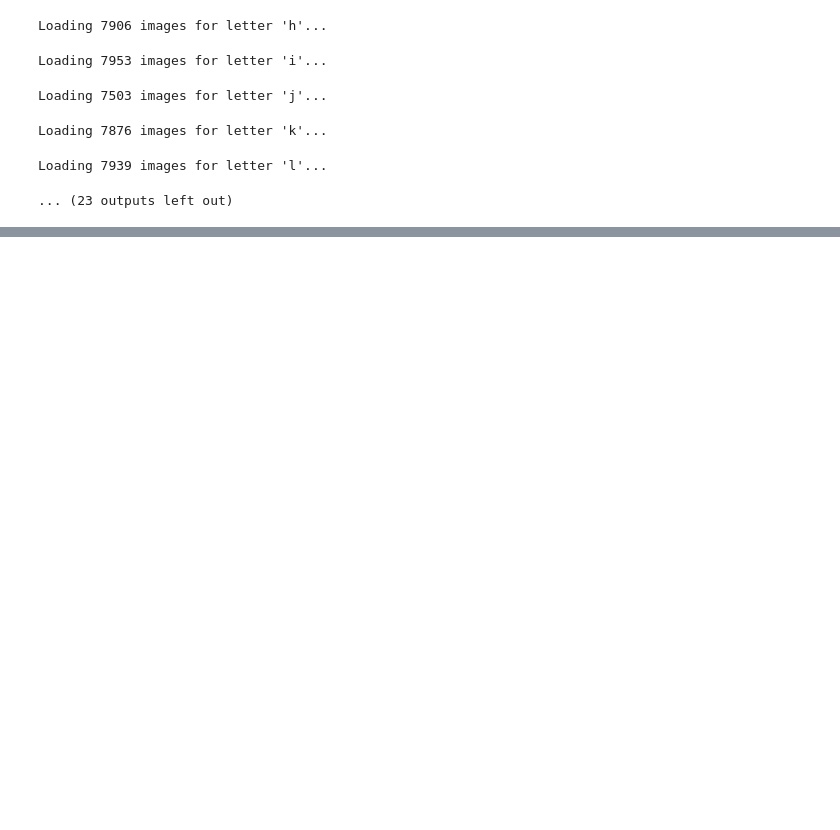
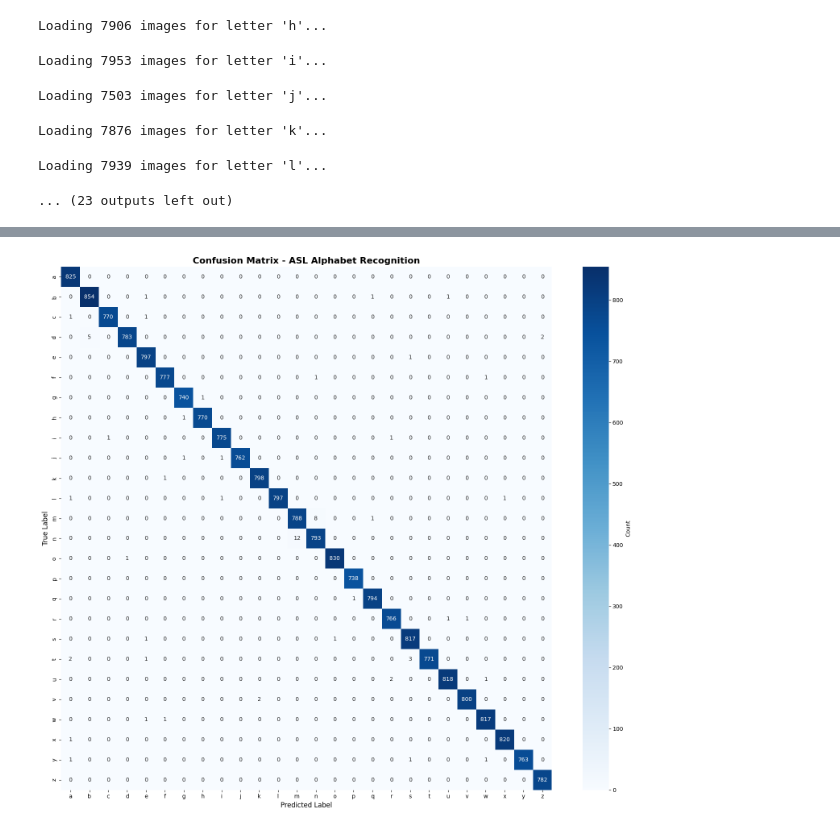
Before and after one commit to jackxie420/asl_translator_efficient_model_analysis, a Jupyter notebook: cnn/finetune_cnn.ipynb, the cells around one changed output, grey strips where cells are left out. Saved outputs shown, nothing was run; the diff lists cells and outputs as text; code cells hidden in the pictures; blank space fills up the shorter version.

```diff
--- a/cnn/finetune_cnn.ipynb
+++ b/cnn/finetune_cnn.ipynb
@@ -140,3 +140,93 @@ Loading 7503 images for letter 'j'...
 Loading 7876 images for letter 'k'...
 Loading 7939 images for letter 'l'...
 ... (23 outputs left out)
+# %%
+import numpy as np
+from tensorflow.keras.models import load_model
+from sklearn.metrics import confusion_matrix, classification_report
+import matplotlib.pyplot as plt
+import seaborn as sns
+from pathlib import Path
+import cv2
+from tqdm import tqdm
+from sklearn.model_selection import train_test_split
+
+# Load the saved model
+print("Loading model...")
+model = load_model('vgg_asl_model.h5')
+print("Model loaded successfully!")
+
+# Load test data (or reload all data and split)
+alphabet_labels = ["a", "b", "c", "d", "e", "f", "g", "h", "i", "j", "k", "l", "m",
+                   "n", "o", "p", "q", "r", "s", "t", "u", "v", "w", "x", "y", "z"]
+
+print("\nLoading images from dataset...")
+image_data = []
+label_data = []
+
+data_directory = Path('data/asl_alphabet_train')
+image_size = 64
+
+for letter in alphabet_labels:
+    letter_folder = data_directory / letter
+    if letter_folder.exists():
+        image_files = list(letter_folder.glob("*.jpg")) + list(letter_folder.glob("*.JPG")) + \
+                     list(letter_folder.glob("*.jpeg")) + list(letter_folder.glob("*.JPEG"))
+
+        label_index = alphabet_labels.index(letter)
+
+        for img_path in tqdm(image_files, desc=f"  {letter}", leave=False):
+            img = cv2.imread(str(img_path))
+            if img is not None:
+                img_resized = cv2.resize(img, (image_size, image_size))
+                img_rgb = cv2.cvtColor(img_resized, cv2.COLOR_BGR2RGB)
+                image_data.append(img_rgb)
+                label_data.append(label_index)
+
+X = np.array(image_data)
+y = np.array(label_data)
+X = X.astype('float32') / 255.0
+
+# Split data with same random_state to get the same test set
+X_train, X_test, y_train, y_test = train_test_split(
+    X, y, test_size=0.1, random_state=42
+)
+
+print(f"\nTest set shape: {X_test.shape}")
+print(f"Number of test samples: {len(X_test)}")
+
+# Generate predictions
+print("\nGenerating predictions on test set...")
+y_pred_proba = model.predict(X_test, verbose=1)
+y_pred = np.argmax(y_pred_proba, axis=1)
+
+# Calculate confusion matrix
+print("\nCalculating confusion matrix...")
+cm = confusion_matrix(y_test, y_pred)
+
+# Create visualization
+plt.figure(figsize=(16, 14))
+sns.heatmap(cm, annot=True, fmt='d', cmap='Blues',
+            xticklabels=alphabet_labels,
+            yticklabels=alphabet_labels,
+            cbar_kws={'label': 'Count'})
+plt.title('Confusion Matrix - ASL Alphabet Recognition', fontsize=16, fontweight='bold')
+plt.xlabel('Predicted Label', fontsize=12)
+plt.ylabel('True Label', fontsize=12)
+plt.tight_layout()
+plt.savefig('confusion_matrix.png', dpi=300, bbox_inches='tight')
+print("\nConfusion matrix saved as 'confusion_matrix.png'")
+plt.show()
+
+# Print classification report
+print("\nClassification Report:")
+print(classification_report(y_test, y_pred, target_names=alphabet_labels))
+
+# Calculate and print accuracy per class
+print("\nPer-class Accuracy:")
+class_accuracy = cm.diagonal() / cm.sum(axis=1)
+for i, letter in enumerate(alphabet_labels):
+    print(f"{letter}: {class_accuracy[i]:.4f} ({cm.diagonal()[i]}/{cm.sum(axis=1)[i]})")
+
+print(f"\nOverall Accuracy: {np.trace(cm) / np.sum(cm):.4f}")
+# %% [output]
@@ -142,0 +247 @@ Loading 7939 images for letter 'l'...
+[figure, added]
```
Also changed, not shown: parts of 1 cell of this notebook.
